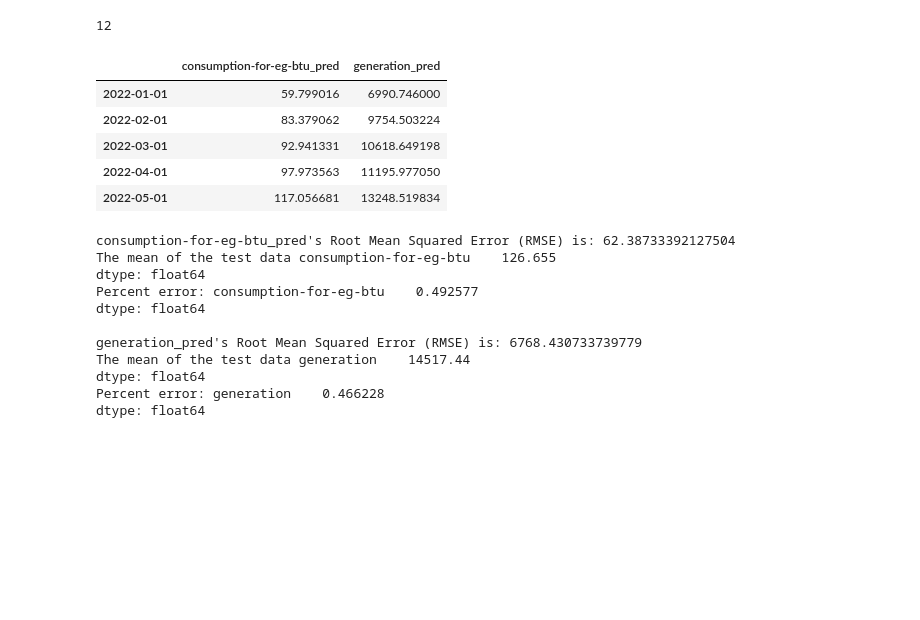
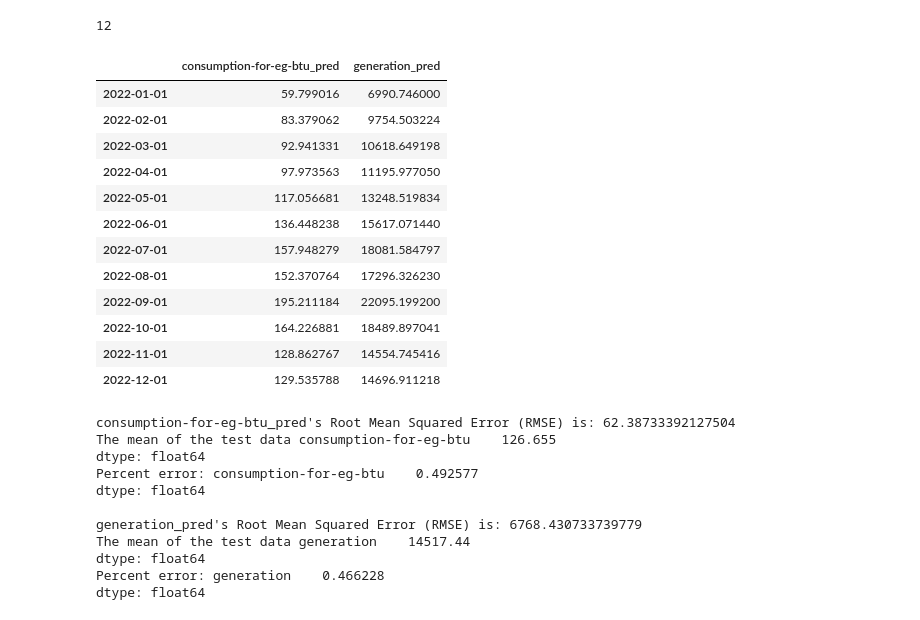
Before and after one commit to 123noob1/gwu-bootcamp-proj-4, a Jupyter notebook: jupyter/model.ipynb, the cells around one changed output. Drawn from its saved outputs; the diff is of its cells as text; code cells hidden in the pictures; blank space fills up the shorter version.

```diff
--- a/jupyter/model.ipynb
+++ b/jupyter/model.ipynb
@@ -878,14 +916,21 @@ ff_predictions_3 = ff_predict_3.predicted_mean
 # %%
 # Create the columns for the predicted data
 ff_predictions_3.columns = ['consumption-for-eg-btu_pred', 'generation_pred']
-ff_predictions_3.head()
+ff_predictions_3
 # %% [output]
 |  | consumption-for-eg-btu_pred | generation_pred |
 | 2022-01-01 | 59.799016 | 6990.746000 |
 | 2022-02-01 | 83.379062 | 9754.503224 |
 | 2022-03-01 | 92.941331 | 10618.649198 |
 | 2022-04-01 | 97.973563 | 11195.977050 |
 | 2022-05-01 | 117.056681 | 13248.519834 |
+| 2022-06-01 | 136.448238 | 15617.071440 |
+| 2022-07-01 | 157.948279 | 18081.584797 |
+| 2022-08-01 | 152.370764 | 17296.326230 |
+| 2022-09-01 | 195.211184 | 22095.199200 |
+| 2022-10-01 | 164.226881 | 18489.897041 |
+| 2022-11-01 | 128.862767 | 14554.745416 |
+| 2022-12-01 | 129.535788 | 14696.911218 |
 # %%
 # Get the Root Mean Squared Error (SMSE) for each of the columns
 # For consumption
```
Also changed, not shown: parts of 47 cells of this notebook.
